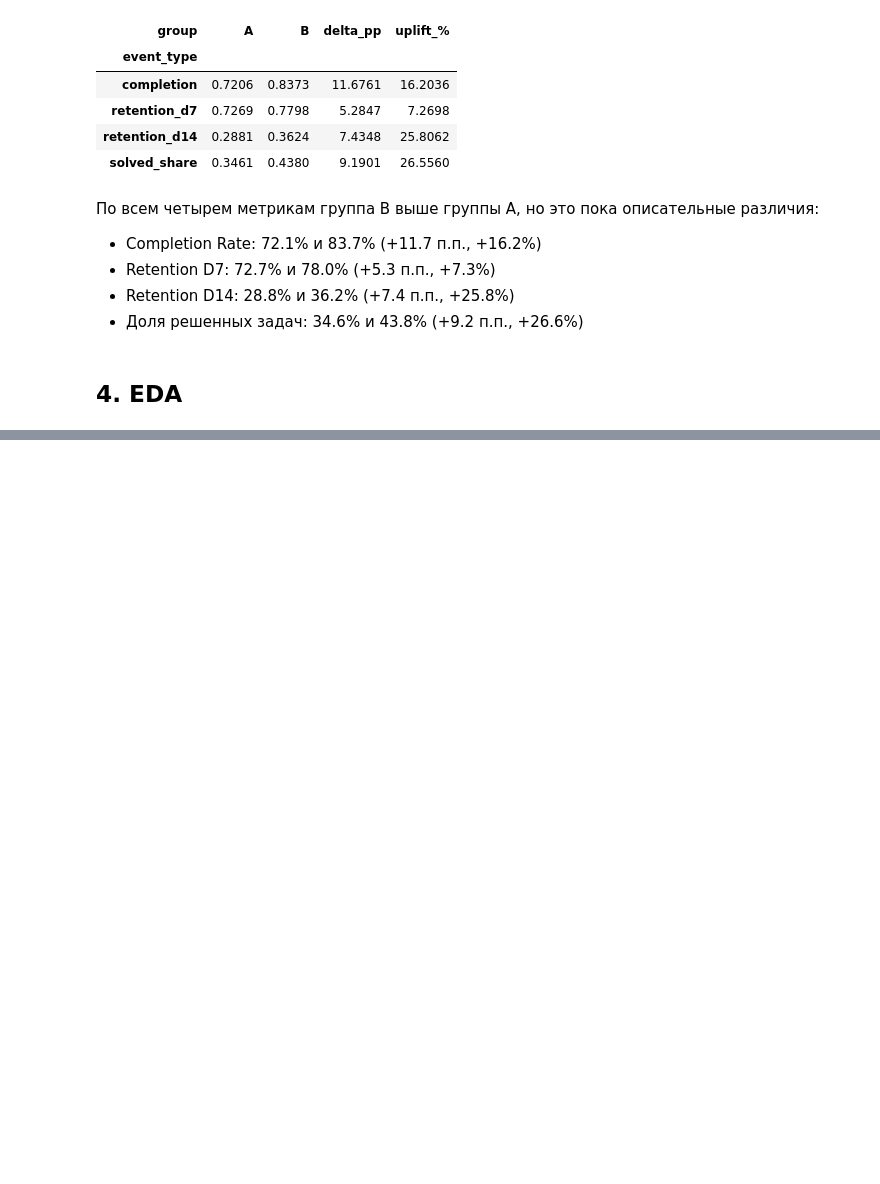
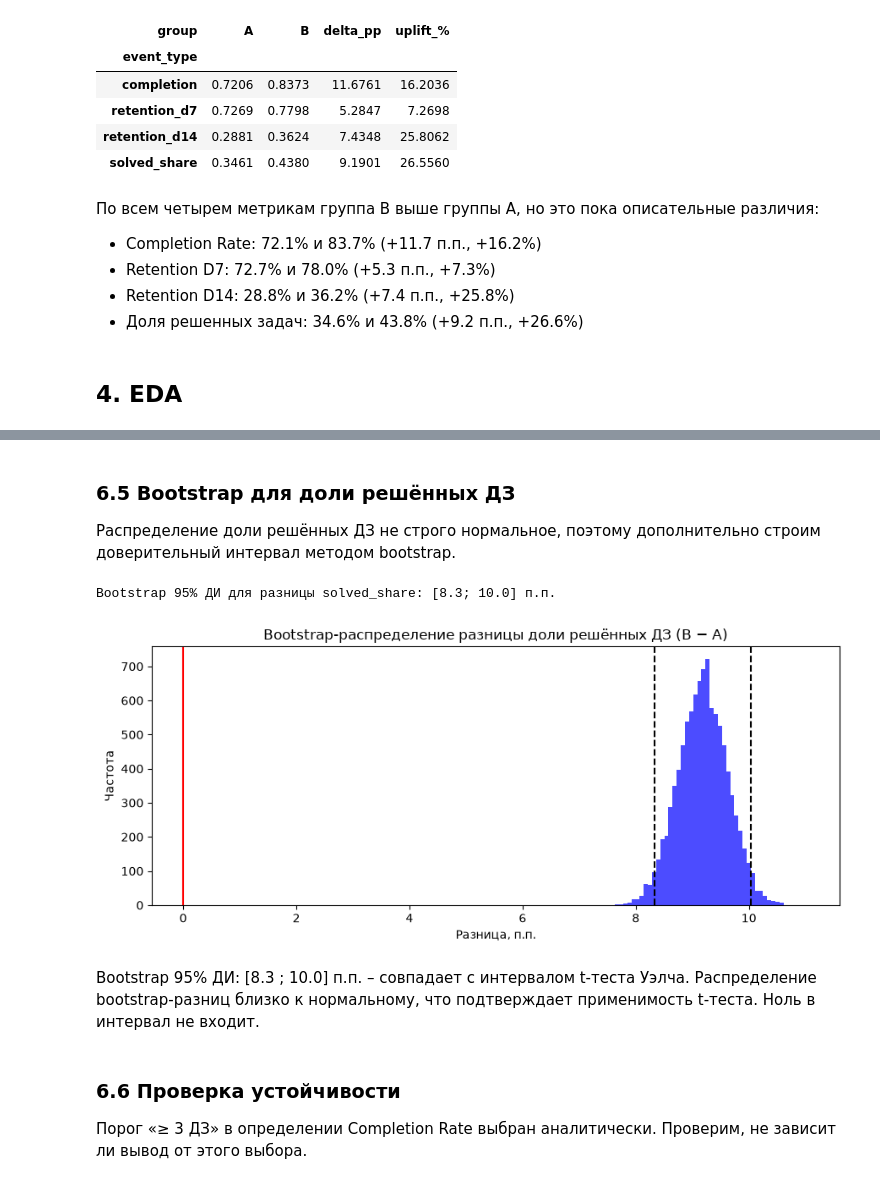
Before and after one commit to aleksandr-klushin/gamification-ab, a Jupyter notebook: notebooks/ab_test_analysis.ipynb, the cells around one changed output, grey strips where cells are left out. Drawn from its saved outputs; the diff is of its cells as text; code cells hidden in the pictures; blank space fills up the shorter version.

Commit message:
вывод

```diff
--- a/notebooks/ab_test_analysis.ipynb
+++ b/notebooks/ab_test_analysis.ipynb
@@ -397,0 +513,9 @@ summary.round(4)
+# %%
+a = user_metrics.loc[user_metrics["group"] == "A", "solved_share"]
+b = user_metrics.loc[user_metrics["group"] == "B", "solved_share"]
+
+t_stat, p_ttest = stats.ttest_ind(a, b, equal_var=False)
+u_stat, p_mw = stats.mannwhitneyu(a, b, alternative="two-sided")
+
+print(f"t-тест Уэлча: t = {t_stat:.2f}, p-value = {p_ttest:.2e}")
+print(f"Манн – Уитни: p-value = {p_mw:.2e}")
@@ -397,0 +594,37 @@ summary.round(4)
+# %% [markdown]
+### 6.5 Bootstrap для доли решённых ДЗ
+
+Распределение доли решённых ДЗ не строго нормальное, поэтому дополнительно строим доверительный интервал методом bootstrap.
+# %%
+rng = np.random.default_rng(1)
+n_boot = 10_000
+
+boot_diffs = np.empty(n_boot)
+for i in range(n_boot):
+    sample_a = rng.choice(a.values, size=len(a), replace=True)
+    sample_b = rng.choice(b.values, size=len(b), replace=True)
+    boot_diffs[i] = sample_b.mean() - sample_a.mean()
+
+low, high = np.percentile(boot_diffs, [2.5, 97.5])
+print(f"Bootstrap 95% ДИ для разницы solved_share: [{low*100:.1f}; {high*100:.1f}] п.п.")
+# %% [output]
+Bootstrap 95% ДИ для разницы solved_share: [8.3; 10.0] п.п.
+# %%
+plt.figure(figsize=(9, 4))
+plt.hist(boot_diffs * 100, bins=50, color="blue", alpha=0.7)
+plt.axvline(low * 100, color="black", linestyle="--")
+plt.axvline(high * 100, color="black", linestyle="--")
+plt.axvline(0, color="red")
+plt.title("Bootstrap-распределение разницы доли решённых ДЗ (B − A)")
+plt.xlabel("Разница, п.п.")
+plt.ylabel("Частота")
+plt.tight_layout()
+plt.show()
+# %% [output]
+[figure, added]
+# %% [markdown]
+Bootstrap 95% ДИ: [8.3 ; 10.0] п.п. – совпадает с интервалом t-теста Уэлча. Распределение bootstrap-разниц близко к нормальному, что подтверждает применимость t-теста. Ноль в интервал не входит.
+# %% [markdown]
+### 6.6 Проверка устойчивости
+
+Порог «≥ 3 ДЗ» в определении Completion Rate выбран аналитически. Проверим, не зависит ли вывод от этого выбора.
```
Also changed, not shown: parts of 37 cells of this notebook, 2 other files.
